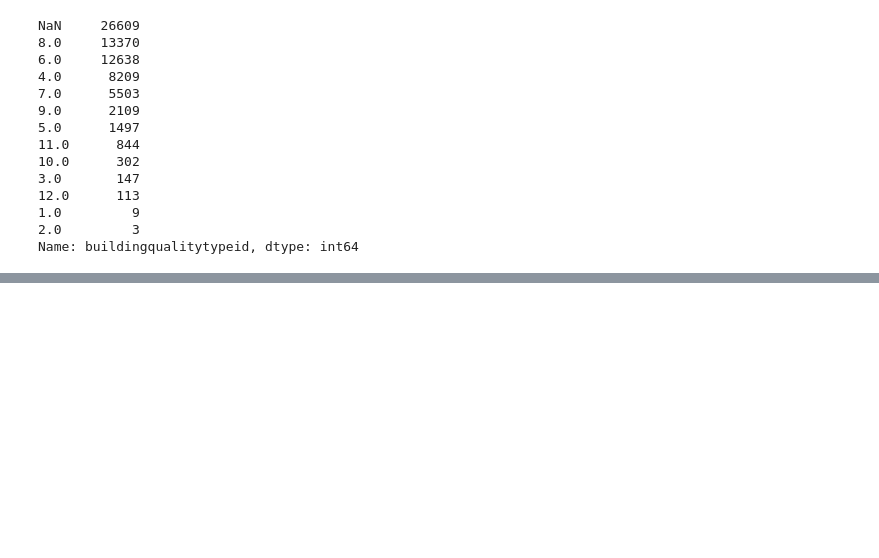
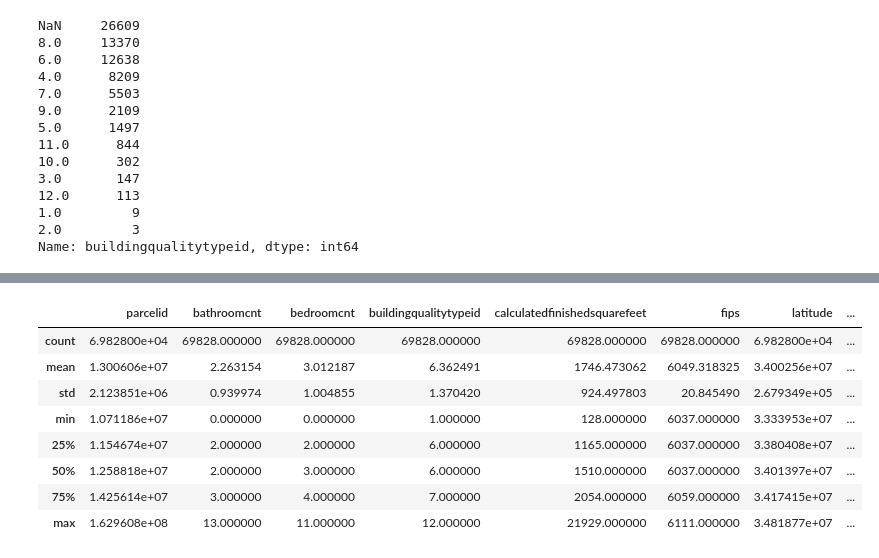
Before and after one commit to BraedenWright/clustering-exercises, a Jupyter notebook: data_wrangling.ipynb, the cells around one changed output, grey strips where cells are left out. Cells and saved outputs as stored; diff of their text form; code cells hidden in the pictures; blank space fills up the shorter version.

```diff
--- a/data_wrangling.ipynb
+++ b/data_wrangling.ipynb
@@ -388,0 +423,13 @@ df.lotsizesquarefeet.fillna(7313, inplace=True)
+# %%
+# look at data to find columns with outrageous outliers
+df.describe()
+# %% [output]
+|  | parcelid | bathroomcnt | bedroomcnt | buildingqualitytypeid | calculatedfinishedsquarefeet | fips | latitude | ... |
+| count | 6.982800e+04 | 69828.000000 | 69828.000000 | 69828.000000 | 69828.000000 | 69828.000000 | 6.982800e+04 | ... |
+| mean | 1.300606e+07 | 2.263154 | 3.012187 | 6.362491 | 1746.473062 | 6049.318325 | 3.400256e+07 | ... |
+| std | 2.123851e+06 | 0.939974 | 1.004855 | 1.370420 | 924.497803 | 20.845490 | 2.679349e+05 | ... |
+| min | 1.071186e+07 | 0.000000 | 0.000000 | 1.000000 | 128.000000 | 6037.000000 | 3.333953e+07 | ... |
+| 25% | 1.154674e+07 | 2.000000 | 2.000000 | 6.000000 | 1165.000000 | 6037.000000 | 3.380408e+07 | ... |
+| 50% | 1.258818e+07 | 2.000000 | 3.000000 | 6.000000 | 1510.000000 | 6037.000000 | 3.401397e+07 | ... |
+| 75% | 1.425614e+07 | 3.000000 | 4.000000 | 7.000000 | 2054.000000 | 6059.000000 | 3.417415e+07 | ... |
+| max | 1.629608e+08 | 13.000000 | 11.000000 | 12.000000 | 21929.000000 | 6111.000000 | 3.481877e+07 | ... |
```
Also changed, not shown: parts of 16 cells of this notebook, 1 other file.
